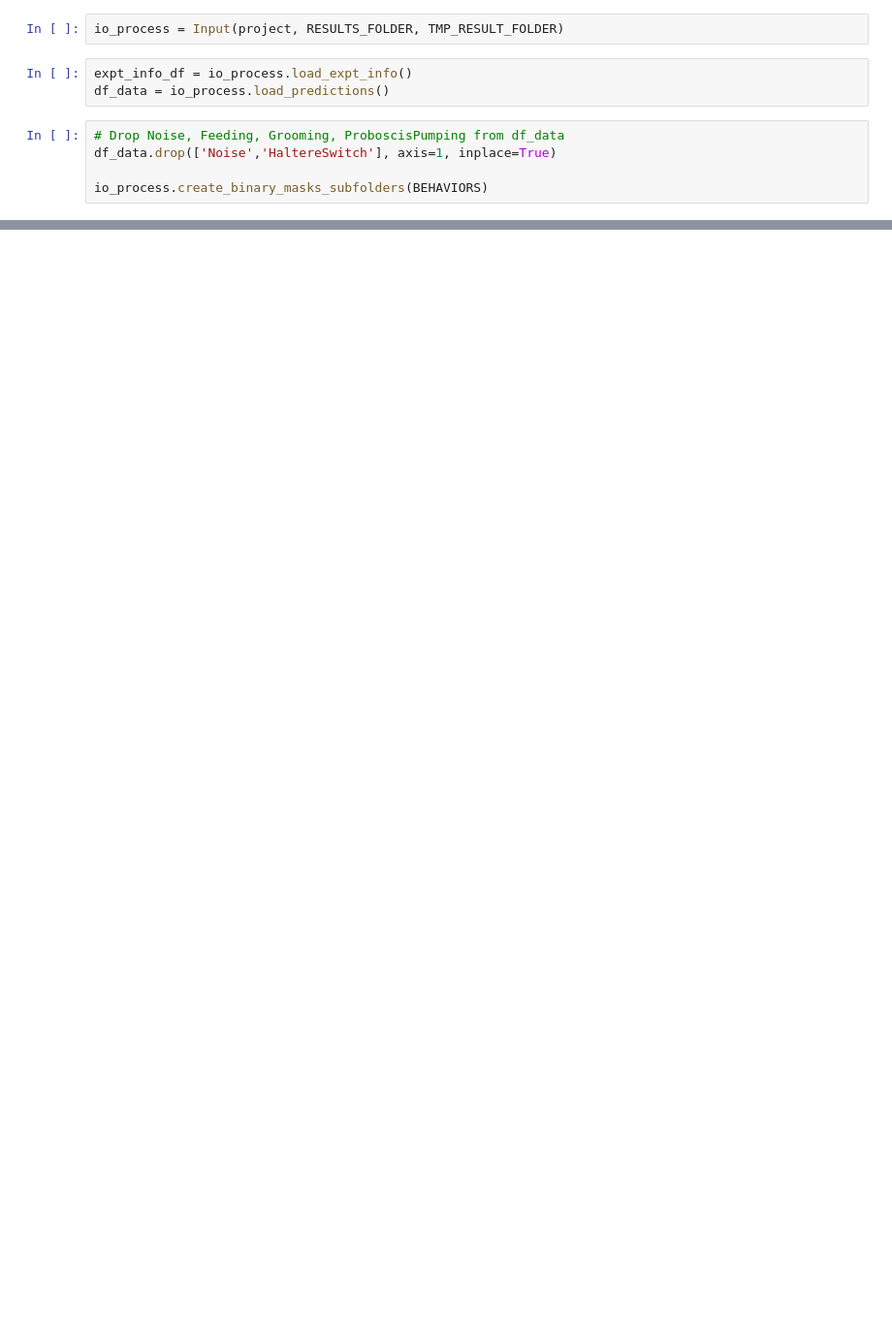
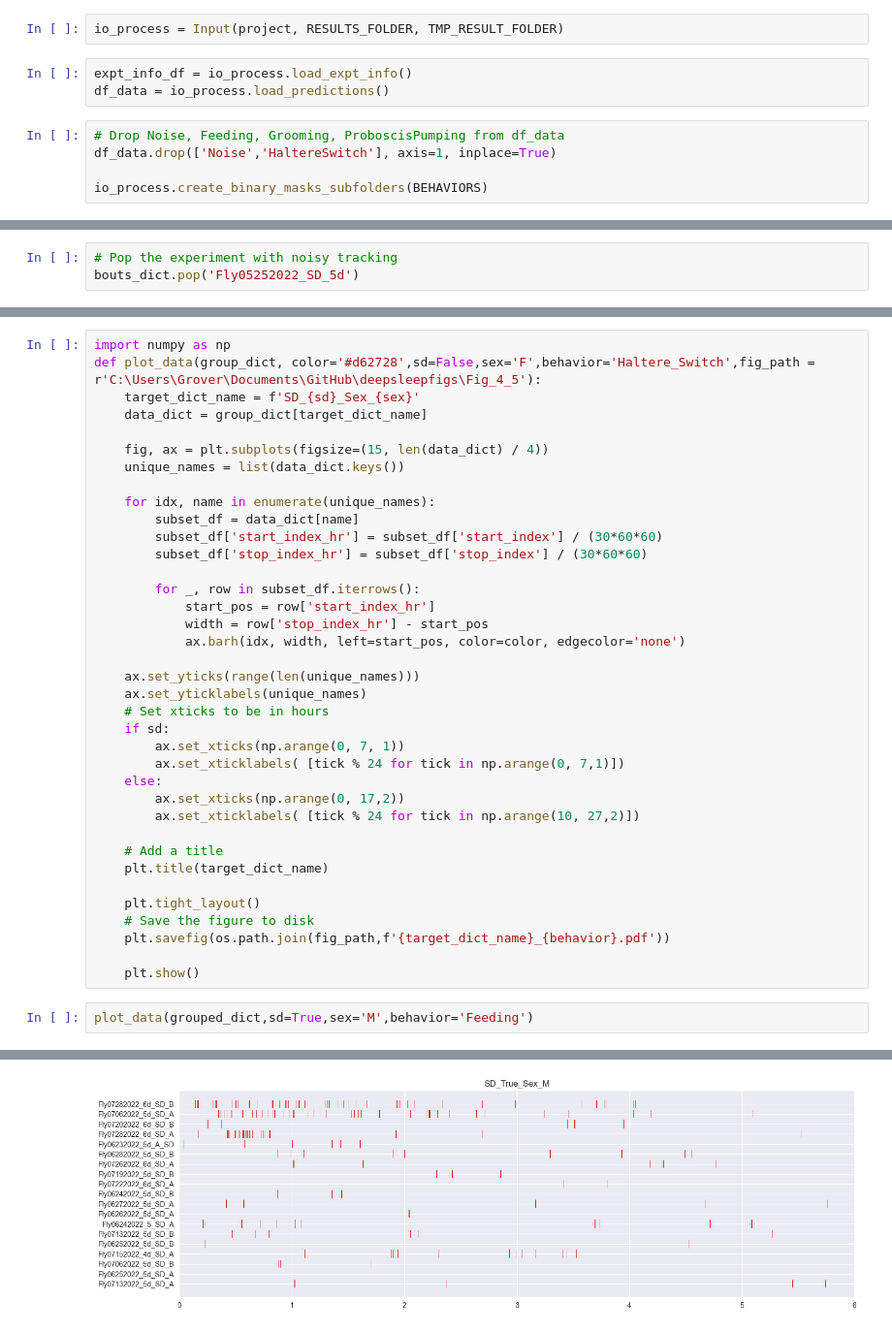
Before and after one commit to bo1929/basty, a Jupyter notebook: scripts/paper_figures/process_feeding.ipynb, the cells around one changed output, grey strips where cells are left out. Shown: that part at 97% size. Cells and saved outputs as stored; diff of their text form; blank space fills up the shorter version.

Commit message:
process indv behavior

```diff
--- a/scripts/paper_figures/process_feeding.ipynb
+++ b/scripts/paper_figures/process_feeding.ipynb
@@ -35,0 +77,3 @@ io_process.create_binary_masks_subfolders(BEHAVIORS)
+# %%
+# Pop the experiment with noisy tracking
+bouts_dict.pop('Fly05252022_SD_5d')
@@ -35,0 +114,40 @@ io_process.create_binary_masks_subfolders(BEHAVIORS)
+# %%
+import numpy as np
+def plot_data(group_dict, color='#d62728',sd=False,sex='F',behavior='Haltere_Switch',fig_path = r'C:\Users\Grover\Documents\GitHub\deepsleepfigs\Fig_4_5'):
+    target_dict_name = f'SD_{sd}_Sex_{sex}'
+    data_dict = group_dict[target_dict_name]
+
+    fig, ax = plt.subplots(figsize=(15, len(data_dict) / 4))
+    unique_names = list(data_dict.keys())
+
+    for idx, name in enumerate(unique_names):
+        subset_df = data_dict[name]
+        subset_df['start_index_hr'] = subset_df['start_index'] / (30*60*60)
+        subset_df['stop_index_hr'] = subset_df['stop_index'] / (30*60*60)
+
+        for _, row in subset_df.iterrows():
+            start_pos = row['start_index_hr']
+            width = row['stop_index_hr'] - start_pos
+            ax.barh(idx, width, left=start_pos, color=color, edgecolor='none')
+
+    ax.set_yticks(range(len(unique_names)))
+    ax.set_yticklabels(unique_names)
+    # Set xticks to be in hours
+    if sd:
+        ax.set_xticks(np.arange(0, 7, 1))
+        ax.set_xticklabels( [tick % 24 for tick in np.arange(0, 7,1)])
+    else:
+        ax.set_xticks(np.arange(0, 17,2))
+        ax.set_xticklabels( [tick % 24 for tick in np.arange(10, 27,2)])
+
+    # Add a title
+    plt.title(target_dict_name)
+
+    plt.tight_layout()
+    # Save the figure to disk
+    plt.savefig(os.path.join(fig_path,f'{target_dict_name}_{behavior}.pdf'))
+
+    plt.show()
+# %%
+plot_data(grouped_dict,sd=True,sex='M',behavior='Feeding')
+# %% [output]
@@ -35,0 +171 @@ io_process.create_binary_masks_subfolders(BEHAVIORS)
+[figure, added]
```
Also changed, not shown: parts of 18 cells of this notebook, 3 other files.
